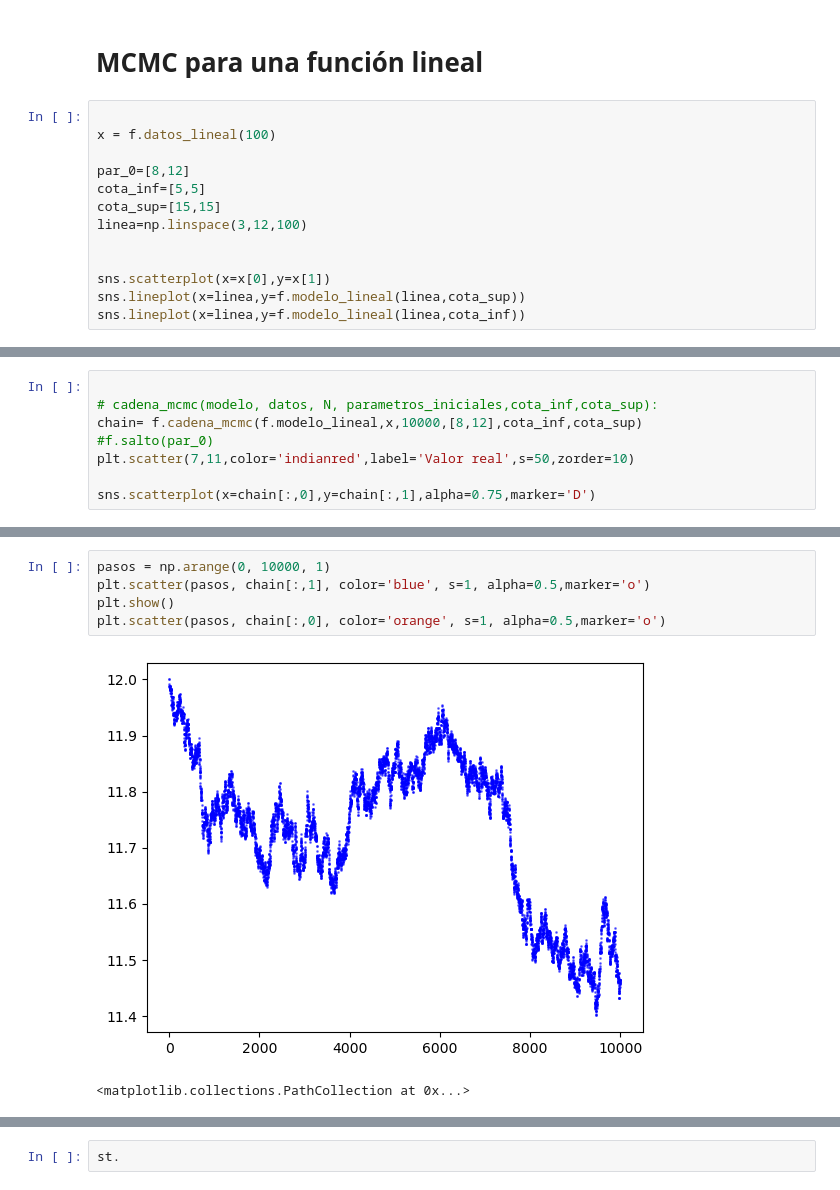
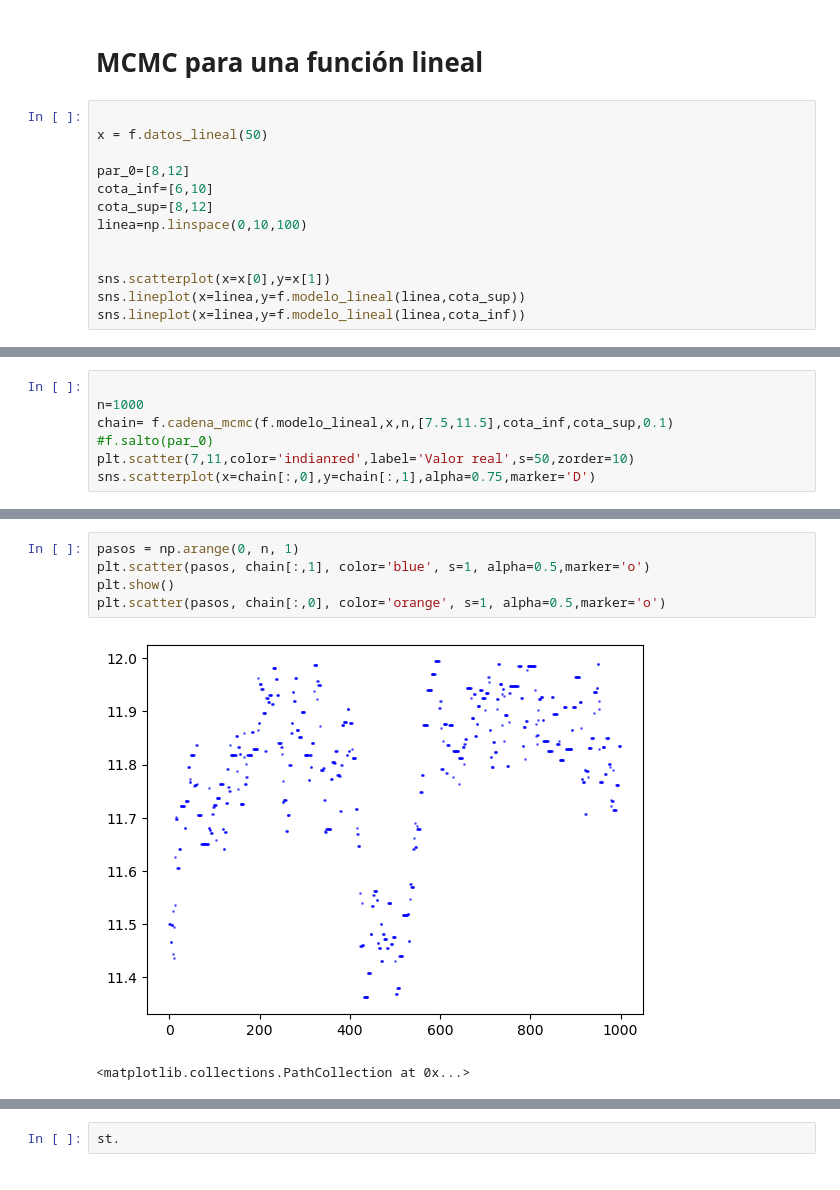
Before and after one commit to shulypuddu/astrometria, a Jupyter notebook: practico_4/pr4.ipynb, the cells around one changed output, grey strips where cells are left out. Drawn from its saved outputs; the diff is of its cells as text.

```diff
--- a/practico_4/pr4.ipynb
+++ b/practico_4/pr4.ipynb
@@ -13,12 +14,12 @@ Index(['MAG', 'PHI', 'error_inf', 'error_sup'], dtype='object')
 # MCMC para una función lineal
 # %%
 
-x = f.datos_lineal(100)
+x = f.datos_lineal(50)
 
 par_0=[8,12]
-cota_inf=[5,5]
-cota_sup=[15,15]
-linea=np.linspace(3,12,100)
+cota_inf=[6,10]
+cota_sup=[8,12]
+linea=np.linspace(0,10,100)
 
 
 sns.scatterplot(x=x[0],y=x[1])
@@ -30,10 +31,9 @@ sns.lineplot(x=linea,y=f.modelo_lineal(linea,cota_inf))
 # %%
 
-# cadena_mcmc(modelo, datos, N, parametros_iniciales,cota_inf,cota_sup):
-chain= f.cadena_mcmc(f.modelo_lineal,x,10000,[8,12],cota_inf,cota_sup)
+n=1000
+chain= f.cadena_mcmc(f.modelo_lineal,x,n,[7.5,11.5],cota_inf,cota_sup,0.1)
 #f.salto(par_0)
 plt.scatter(7,11,color='indianred',label='Valor real',s=50,zorder=10)
-
 sns.scatterplot(x=chain[:,0],y=chain[:,1],alpha=0.75,marker='D')
 # %% [output]
 <Axes: >
@@ -41,8 +41,8 @@ sns.scatterplot(x=chain[:,0],y=chain[:,1],alpha=0.75,marker='D')
 # %%
-pasos = np.arange(0, 10000, 1)
+pasos = np.arange(0, n, 1)
 plt.scatter(pasos, chain[:,1], color='blue', s=1, alpha=0.5,marker='o')
 plt.show()
 plt.scatter(pasos, chain[:,0], color='orange', s=1, alpha=0.5,marker='o')
 # %% [output]
-[figure, old version]
+[figure, new version]
 <matplotlib.collections.PathCollection at 0x...>
```
Also changed, not shown: parts of 5 cells of this notebook, 1 other file.
